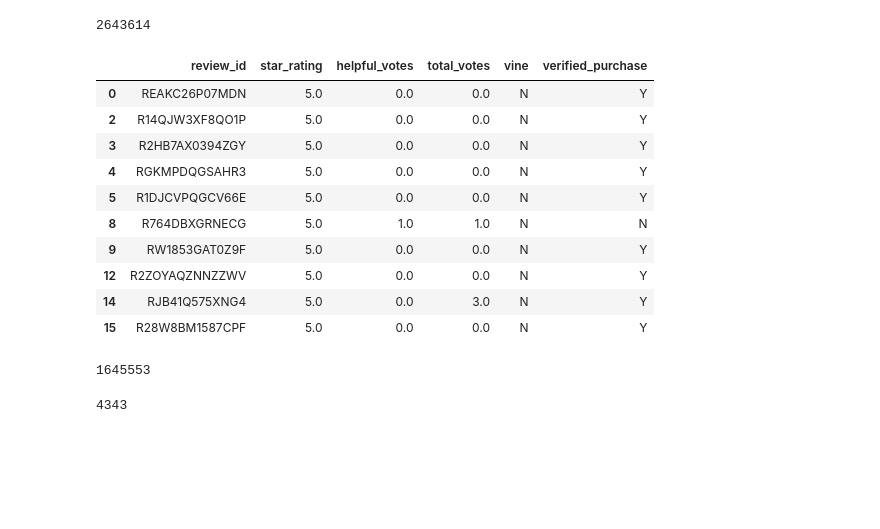
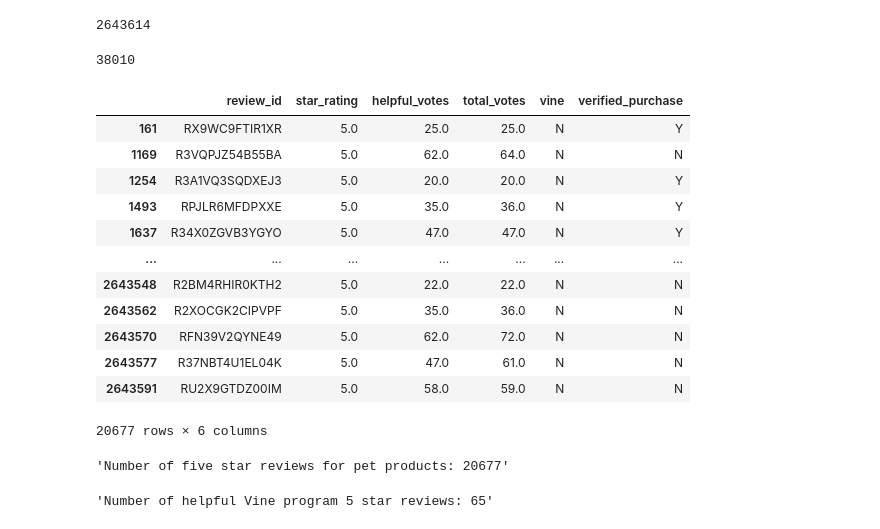
Before and after one commit to vrynerson/Amazon_Vine_Analysis, a Jupyter notebook: Vine_Review_Analysis.ipynb, the cells around one changed output. Cells and saved outputs as stored; diff of their text form; code cells hidden in the pictures; blank space fills up the shorter version.

```diff
--- a/Vine_Review_Analysis.ipynb
+++ b/Vine_Review_Analysis.ipynb
@@ -111,35 +129,44 @@ total_reviews_count = df['review_id'].count()
 total_reviews_count
 # %% [output]
 2643614
-# %%
-#five_star_review df
-five_star_review = df.loc[df['star_rating'] == 5.0]
-five_star_review.head(10)
-# %% [output]
-|  | review_id | star_rating | helpful_votes | total_votes | vine | verified_purchase |
-| 0 | REAKC26P07MDN | 5.0 | 0.0 | 0.0 | N | Y |
-| 2 | R14QJW3XF8QO1P | 5.0 | 0.0 | 0.0 | N | Y |
-| 3 | R2HB7AX0394ZGY | 5.0 | 0.0 | 0.0 | N | Y |
-| 4 | RGKMPDQGSAHR3 | 5.0 | 0.0 | 0.0 | N | Y |
-| 5 | R1DJCVPQGCV66E | 5.0 | 0.0 | 0.0 | N | Y |
-| 8 | R764DBXGRNECG | 5.0 | 1.0 | 1.0 | N | N |
-| 9 | RW1853GAT0Z9F | 5.0 | 0.0 | 0.0 | N | Y |
-| 12 | R2ZOYAQZNNZZWV | 5.0 | 0.0 | 0.0 | N | Y |
-| 14 | RJB41Q575XNG4 | 5.0 | 0.0 | 3.0 | N | Y |
-| 15 | R28W8BM1587CPF | 5.0 | 0.0 | 0.0 | N | Y |
+# %%
+# total number of helpful reviews
+
+total_helpful_reviews_count = helpful_reviews_df['review_id'].count()
+total_helpful_reviews_count
+# %% [output]
+38010
+# %%
+#five_star_review df
+five_star_review = helpful_reviews_df.loc[helpful_reviews_df['star_rating'] == 5.0]
+five_star_review
+# %% [output]
+|  | review_id | star_rating | helpful_votes | total_votes | vine | verified_purchase |
+| 161 | RX9WC9FTIR1XR | 5.0 | 25.0 | 25.0 | N | Y |
+| 1169 | R3VQPJZ54B55BA | 5.0 | 62.0 | 64.0 | N | N |
+| 1254 | R3A1VQ3SQDXEJ3 | 5.0 | 20.0 | 20.0 | N | Y |
+| 1493 | RPJLR6MFDPXXE | 5.0 | 35.0 | 36.0 | N | Y |
+| 1637 | R34X0ZGVB3YGYO | 5.0 | 47.0 | 47.0 | N | Y |
+| ... | ... | ... | ... | ... | ... | ... |
+| 2643548 | R2BM4RHIR0KTH2 | 5.0 | 22.0 | 22.0 | N | N |
+| 2643562 | R2XOCGK2CIPVPF | 5.0 | 35.0 | 36.0 | N | N |
+| 2643570 | RFN39V2QYNE49 | 5.0 | 62.0 | 72.0 | N | N |
+| 2643577 | R37NBT4U1EL04K | 5.0 | 47.0 | 61.0 | N | N |
+| 2643591 | RU2X9GTDZ00IM | 5.0 | 58.0 | 59.0 | N | N |
+20677 rows × 6 columns
 # %%
 #total number of 5 star reviews
 five_star_count = five_star_review['star_rating'].count()
-five_star_count
+f"Number of five star reviews for pet products: {five_star_count}"
 # %% [output]
-1645553
+'Number of five star reviews for pet products: 20677'
 # %%
 # 5 star paid reviews
 five_star_paid = five_star_review[five_star_review['vine'] == 'Y']
 five_star_paid_count = five_star_paid['star_rating'].count()
-five_star_paid_count
+f"Number of helpful Vine program 5 star reviews: {five_star_paid_count}"
 # %% [output]
-4343
+'Number of helpful Vine program 5 star reviews: 65'
 # %%
 # percentage of 5 star paid reviews (out of all reviews)
 percentage_paid_five_star = five_star_paid_count / total_reviews_count * 100
```
Also changed, not shown: parts of 14 cells of this notebook, 1 other file.
